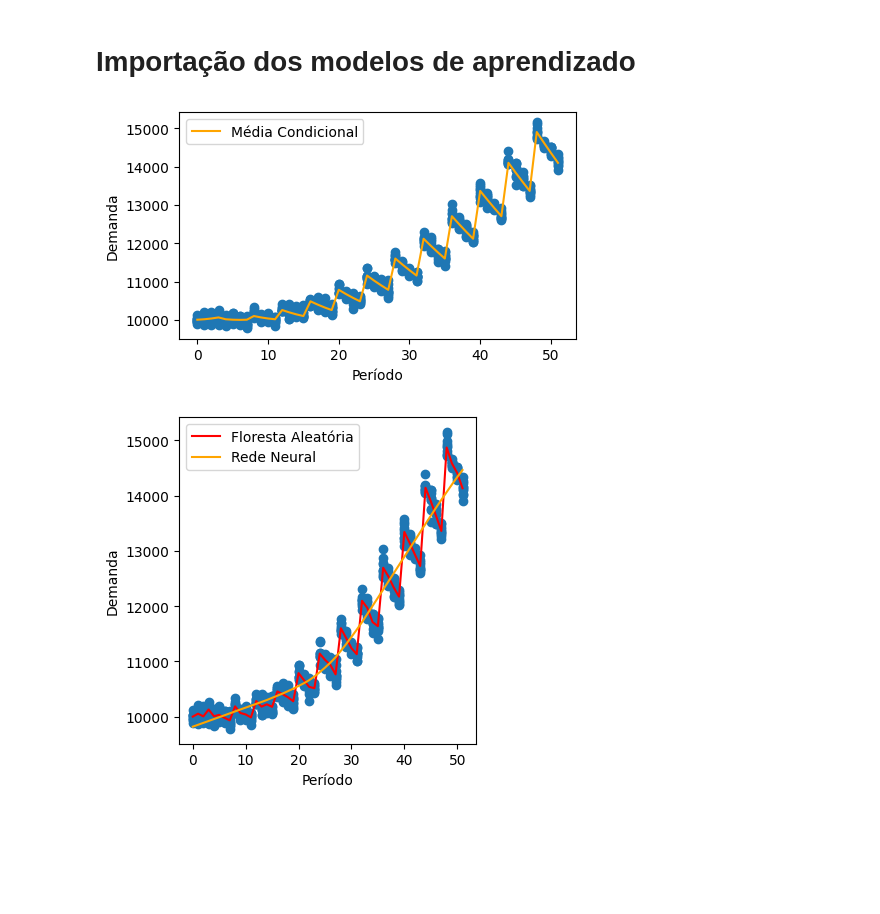
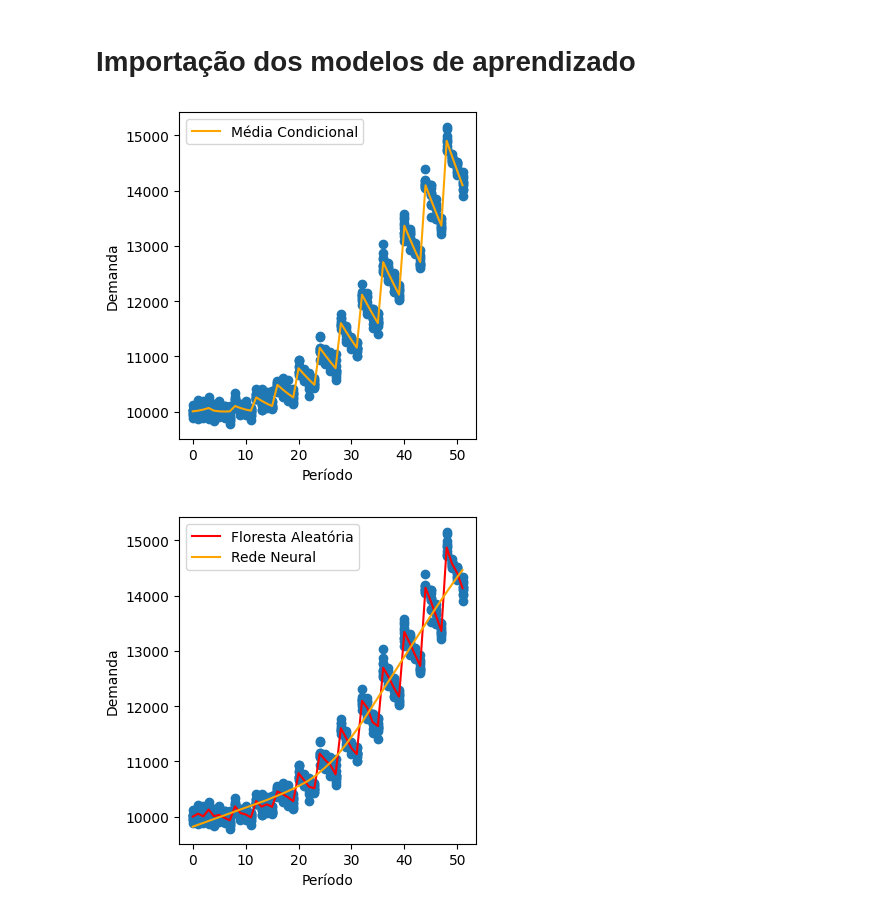
Before and after one commit to MarcioB1999/ML_for_ULS, a Jupyter notebook: UFL_resultados_graficos.ipynb, the cells around one changed output. Drawn from its saved outputs; the diff is of its cells as text; code cells hidden in the pictures; blank space fills up the shorter version.

```diff
--- a/UFL_resultados_graficos.ipynb
+++ b/UFL_resultados_graficos.ipynb
@@ -58,26 +74,26 @@ x = [[j] for j in range(52) for i in range(n)]
 
 y = pd.read_csv('demandas')['y'].values
 # %%
-fig=plt.figure(figsize=(10,10))
+fig=plt.figure(figsize=(4,4))
 
 plt.scatter(x,y)
 
 
 x_unique = [[i] for i in range(52)]
 
 medias_reais = [funcao_demanda(i,j) for i in range(13) for j in range(1,5)]
 
 plt.plot(x_unique,medias_reais,color='orange',label='Média Condicional')
 
 plt.ylabel('Demanda')
 plt.xlabel('Período')
 plt.legend()
 plt.tight_layout()
 plt.savefig('Imgs\demandas.png', format='png')
 
 plt.show()
 # %% [output]
-[figure, old version]
+[figure, new version]
 # %%
 with open("modelos_binarios", "rb") as arquivo_binario:
   while True:
```
Also changed, not shown: parts of 12 cells of this notebook, 14 other files.
